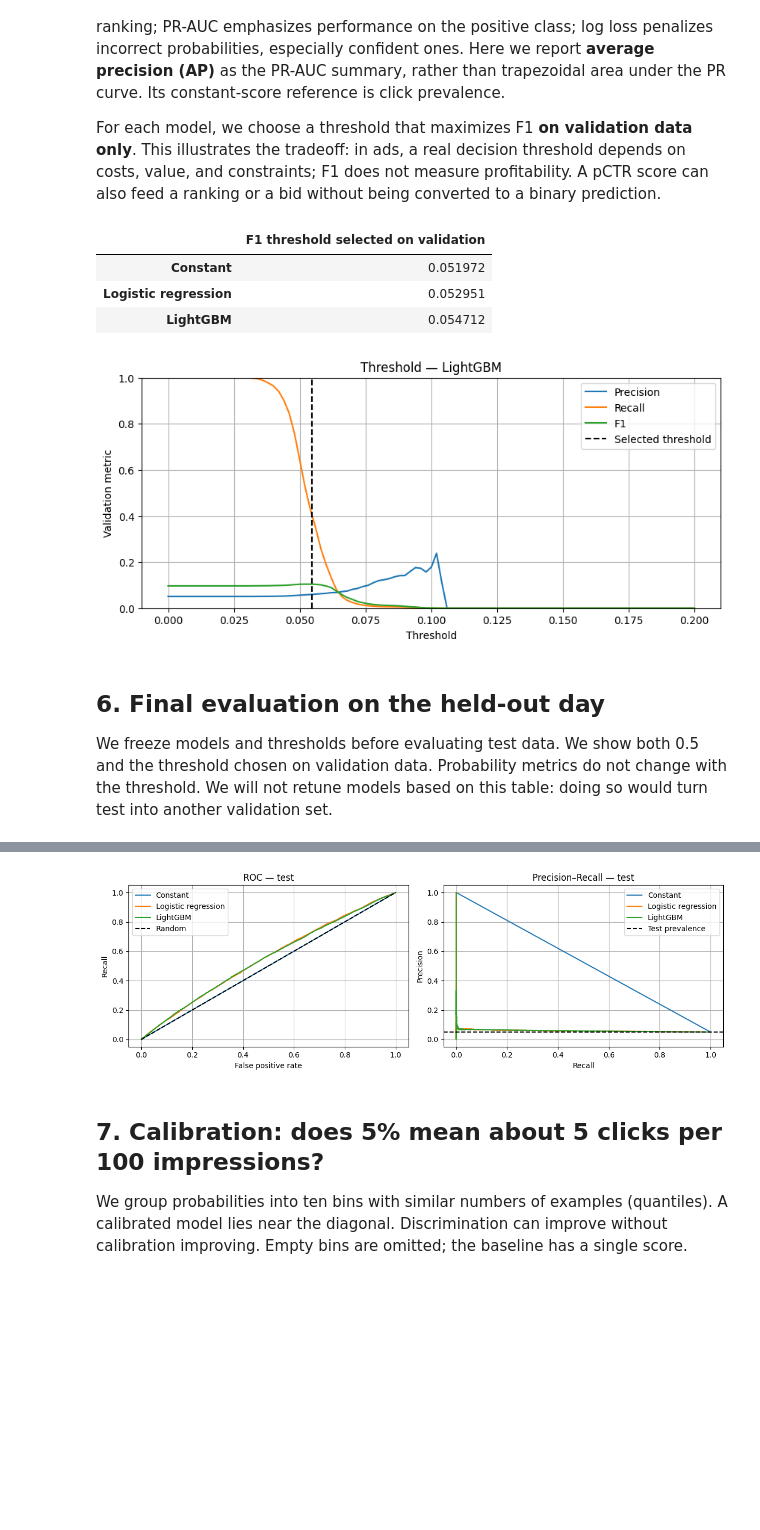
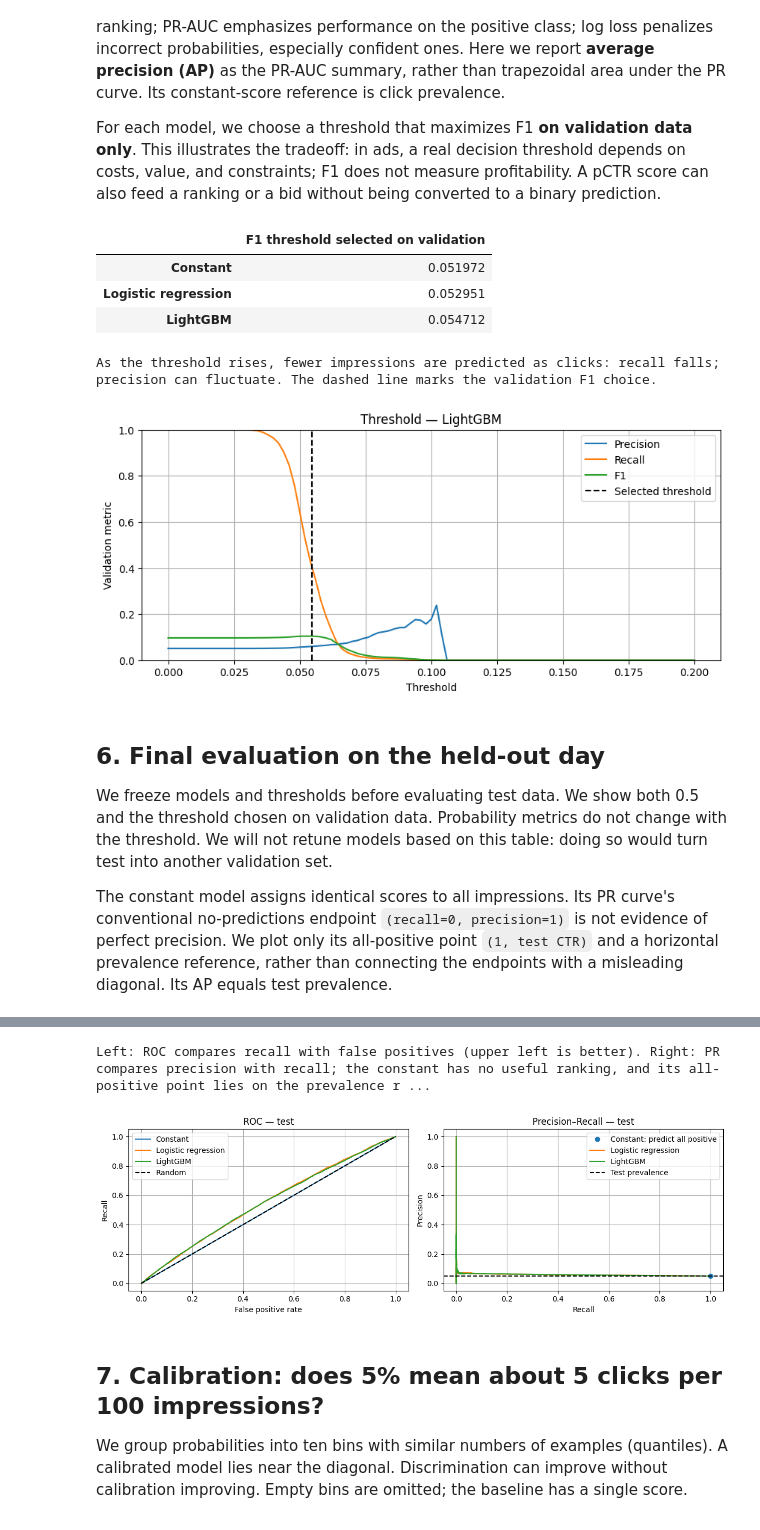
Before and after one commit to sgduran/ads-data-course, a Jupyter notebook: notebooks/02_train_pctr_taobao.ipynb, the cells around one changed output, grey strips where cells are left out. Cells and saved outputs as stored; diff of their text form; code cells hidden in the pictures; blank space fills up the shorter version.

Commit message:
Clarify pCTR preprocessing and plots with concise inline explanations

```diff
--- a/notebooks/02_train_pctr_taobao.ipynb
+++ b/notebooks/02_train_pctr_taobao.ipynb
@@ -243,13 +269,17 @@ and constraints; F1 does not measure profitability. A pCTR score can also feed a
 or a bid without being converted to a binary prediction.
 # %%
 thresholds = {}
+# Each model produces probabilities; select its F1-maximizing threshold on validation only.
 for name, p in valid_prob.items():
     precision, recall, ts = precision_recall_curve(y['valid'], p)
+    # Drop the final PR endpoint: it has no corresponding threshold.
     scores = 2*precision[:-1]*recall[:-1] / np.maximum(precision[:-1]+recall[:-1], 1e-15)
     thresholds[name] = float(ts[np.argmax(scores)])
 display(pd.Series(thresholds, name='F1 threshold selected on validation').to_frame())
+# This grid is only for plotting; the selected thresholds above use all candidate score cutoffs.
 grid = np.linspace(0, 0.20, 101)
 p = valid_prob[best_name]
+print('As the threshold rises, fewer impressions are predicted as clicks: recall falls; precision can fluctuate. The dashed line marks the validation F1 choice.')
 fig, ax = plt.subplots()
 for label, metric in [('Precision', precision_score), ('Recall', recall_score), ('F1', f1_score)]:
     ax.plot(grid, [metric(y['valid'], p >= t, zero_division=0) for t in grid], label=label)
@@ -261,18 +291,26 @@ ax.legend(); plt.show()
 | Constant | 0.051972 |
 | Logistic regression | 0.052951 |
 | LightGBM | 0.054712 |
+As the threshold rises, fewer impressions are predicted as clicks: recall falls; precision can fluctuate. The dashed line marks the validation F1 choice.
 [figure]
 # %% [markdown]
 ## 6. Final evaluation on the held-out day
 We freeze models and thresholds before evaluating test data. We show both 0.5 and the threshold
 chosen on validation data. Probability metrics do not change with the threshold.
 We will not retune models based on this table: doing so would turn test into another validation set.
+
+The constant model assigns identical scores to all impressions. Its PR curve's conventional
+no-predictions endpoint `(recall=0, precision=1)` is not evidence of perfect precision.
+We plot only its all-positive point `(1, test CTR)` and a horizontal prevalence reference,
+rather than connecting the endpoints with a misleading diagonal. Its AP equals test prevalence.
 # %%
+# Evaluate the frozen models on the held-out day; do not use these results to retune them.
 test_prob = {'Constant': np.full(len(y['test']), train_ctr)}
 for name, model in models.items():
     test_prob[name] = model.predict_proba(Xt['test'])[:, 1]
 
 def metrics(target, p, threshold):
+    # Thresholds affect class decisions; ROC-AUC, AP and log loss use the original probabilities.
     pred = p >= threshold
     return {'accuracy': accuracy_score(target, pred),
         'precision': precision_score(target, pred, zero_division=0),
@@ -280,35 +318,42 @@ def metrics(target, p, threshold):
         'F1': f1_score(target, pred, zero_division=0),
         'ROC-AUC': roc_auc_score(target, p), 'PR-AUC (AP)': average_precision_score(target, p),
         'logloss': log_loss(target, p), 'predicted positive fraction': pred.mean()}
+# Compare 0.5 with thresholds already selected on validation; zero_division=0 handles no predicted clicks.
 rows = []
 for name, p in test_prob.items():
     assert np.isfinite(p).all() and ((p >= 0) & (p <= 1)).all()
     for rule, threshold in [('0.5', 0.5), ('F1 valid', thresholds[name])]:
         rows.append({'model': name, 'rule': rule, 'threshold': threshold, **metrics(y['test'], p, threshold)})
 results = pd.DataFrame(rows).set_index(['model', 'rule'])
 display(results.round(5))
+print('Left: ROC compares recall with false positives (upper left is better). Right: PR compares precision with recall; the constant has no useful ranking, and its all-positive point lies on the prevalence reference.')
 fig, axes = plt.subplots(1, 2, figsize=(12, 4))
 for name, p in test_prob.items():
     fpr, tpr, _ = roc_curve(y['test'], p)
     precision, recall, _ = precision_recall_curve(y['test'], p)
     axes[0].plot(fpr, tpr, label=name)
-    axes[1].plot(recall, precision, label=name)
+    # A constant score has only an all-positive operating point; avoid a misleading interpolated diagonal.
+    if name == 'Constant':
+        axes[1].plot([1], [y['test'].mean()], 'o', label='Constant: predict all positive')
+    else:
+        axes[1].step(recall, precision, where='post', label=name)
 axes[0].plot([0, 1], [0, 1], 'k--', label='Random')
 axes[1].axhline(y['test'].mean(), color='black', ls='--', label='Test prevalence')
 axes[0].set(xlabel='False positive rate', ylabel='Recall', title='ROC — test')
 axes[1].set(xlabel='Recall', ylabel='Precision', title='Precision–Recall — test')
 for ax in axes: ax.legend()
 plt.tight_layout(); plt.show()
 # %% [output]
 |  |  | threshold | accuracy | precision | recall | F1 | ROC-AUC | PR-AUC (AP) | logloss | ... |
 | model | rule |  |  |  |  |  |  |  |  | ... |
 | Constant | 0.5 | 0.50000 | 0.95002 | 0.00000 | 0.00000 | 0.00000 | 0.50000 | 0.04998 | 0.19850 | ... |
 |  | F1 valid | 0.05197 | 0.04998 | 0.04998 | 1.00000 | 0.09520 | 0.50000 | 0.04998 | 0.19850 | ... |
 | Logistic regression | 0.5 | 0.50000 | 0.95002 | 0.00000 | 0.00000 | 0.00000 | 0.54823 | 0.05848 | 0.19785 | ... |
 |  | F1 valid | 0.05295 | 0.53339 | 0.05708 | 0.53715 | 0.10320 | 0.54823 | 0.05848 | 0.19785 | ... |
 | LightGBM | 0.5 | 0.50000 | 0.95002 | 0.00000 | 0.00000 | 0.00000 | 0.54721 | 0.05860 | 0.19787 | ... |
 |  | F1 valid | 0.05471 | 0.64324 | 0.05921 | 0.41227 | 0.10355 | 0.54721 | 0.05860 | 0.19787 | ... |
+Left: ROC compares recall with false positives (upper left is better). Right: PR compares precision with recall; the constant has no useful ranking, and its all-positive point lies on the prevalence r ...
-[figure, old version]
+[figure, new version]
 # %% [markdown]
 ## 7. Calibration: does 5% mean about 5 clicks per 100 impressions?
 We group probabilities into ten bins with similar numbers of examples (quantiles).
```
Also changed, not shown: parts of 7 cells of this notebook.
